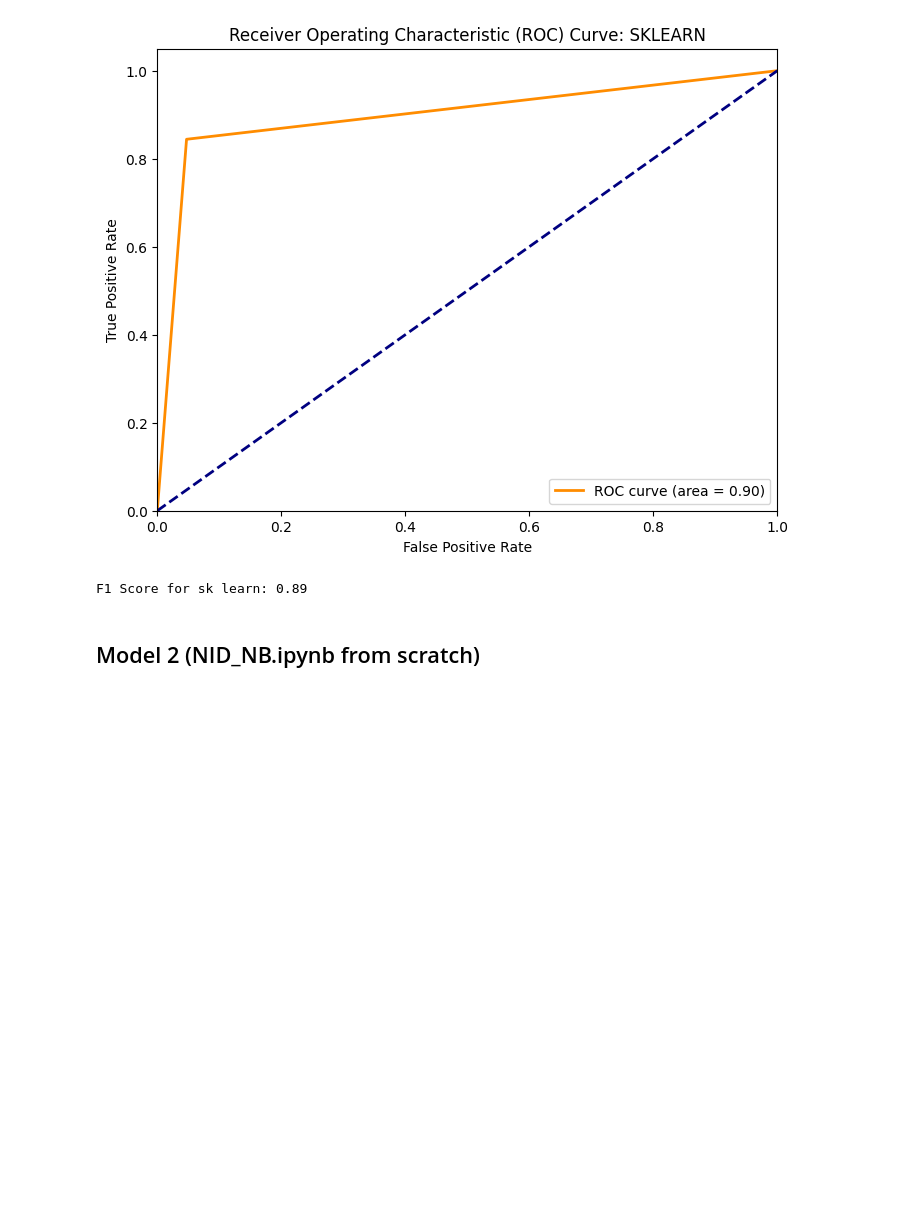
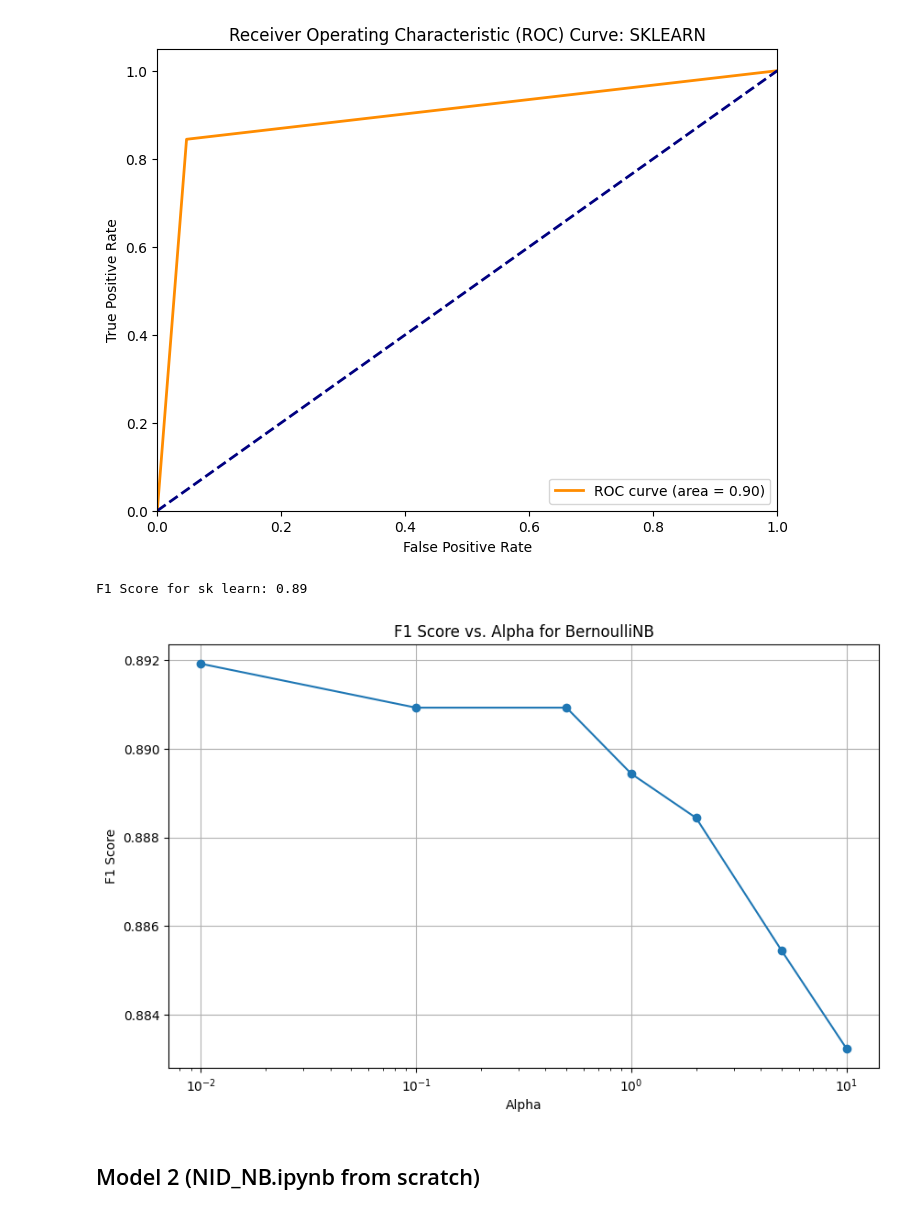
Before and after one commit to Satvik0110/Network-Intrusion-Detector, a Jupyter notebook: NID_using_NB_Combined_Comparison.ipynb, the cells around one changed output. Saved outputs shown, nothing was run; the diff lists cells and outputs as text; code cells hidden in the pictures; blank space fills up the shorter version.

```diff
--- a/NID_using_NB_Combined_Comparison.ipynb
+++ b/NID_using_NB_Combined_Comparison.ipynb
@@ -280,6 +280,31 @@ f1 = f1_score(y_test, y_pred)
 print(f"F1 Score for sk learn: {f1:.2f}")
 # %% [output]
 F1 Score for sk learn: 0.89
+# %%
+alpha_values = [0.01, 0.1, 0.5, 1.0, 2.0, 5.0, 10.0]  # Example values
+
+f1_scores = []
+for alpha in alpha_values:
+    # Create and train the Naive Bayes model
+    model = BernoulliNB(alpha=alpha)
+    model.fit(X_train, y_train)
+
+    # Make predictions and calculate F1 score
+    y_pred = model.predict(X_test)
+    f1 = f1_score(y_test, y_pred)
+    f1_scores.append(f1)
+
+# Create the plot
+plt.figure(figsize=(10, 6))
+plt.plot(alpha_values, f1_scores, marker='o', linestyle='-')
+plt.title('F1 Score vs. Alpha for BernoulliNB')
+plt.xlabel('Alpha')
+plt.ylabel('F1 Score')
+plt.xscale('log')  # Use logarithmic scale for alpha if needed
+plt.grid(True)
+plt.show()
+# %% [output]
+[figure, added]
 # %% [markdown]
 ## Model 2 (NID_NB.ipynb from scratch)
 # %%
```
Also changed, not shown: parts of 22 cells of this notebook.
